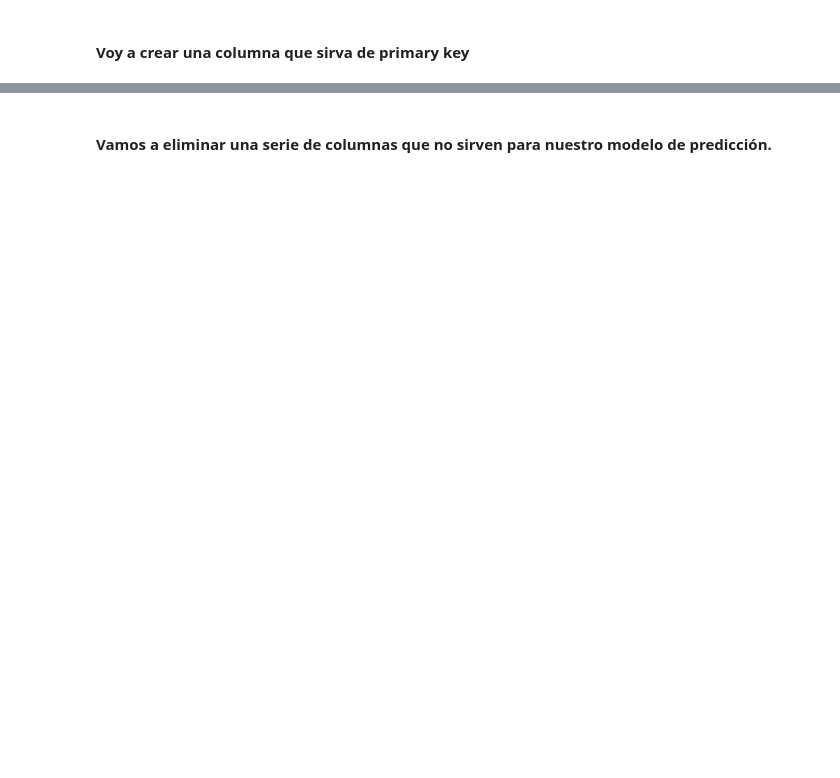
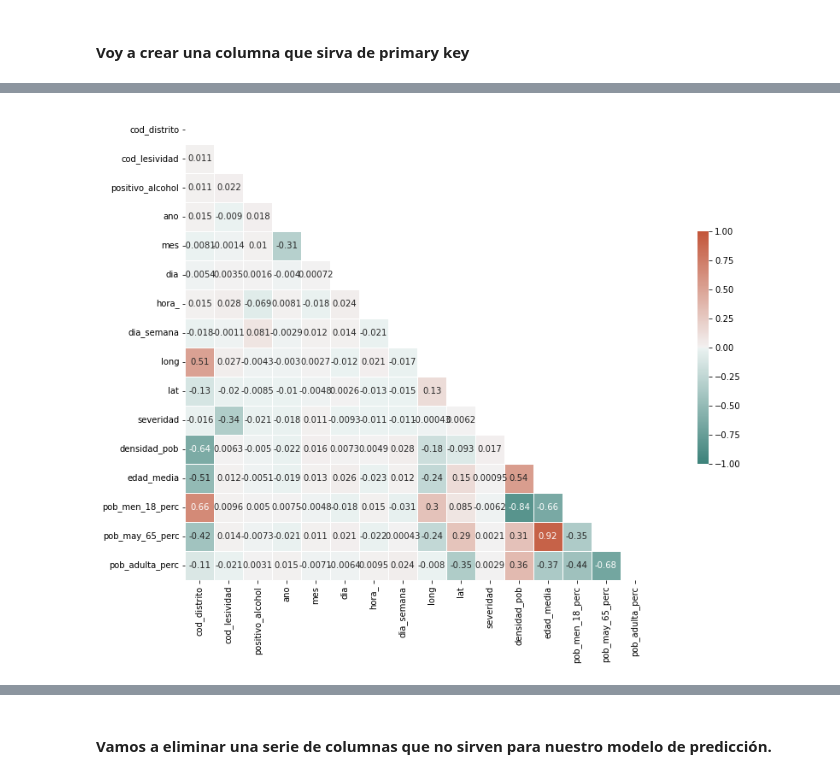
Before and after one commit to Baker-man/Proyecto-Final-Madffic, a Jupyter notebook: src/ML.ipynb, the cells around one changed output, grey strips where cells are left out. Cells and saved outputs as stored; diff of their text form; code cells hidden in the pictures; blank space fills up the shorter version.

```diff
--- a/src/ML.ipynb
+++ b/src/ML.ipynb
@@ -618,0 +713,7 @@ memory usage: 20.3 MB
+# %%
+#elimino laa columna 'id'
+accidentes = accidentes.drop('id', axis=1)
+
+print_corr(accidentes)
+# %% [output]
+[figure, added]
```
Also changed, not shown: parts of 65 cells of this notebook, 1 other file.
